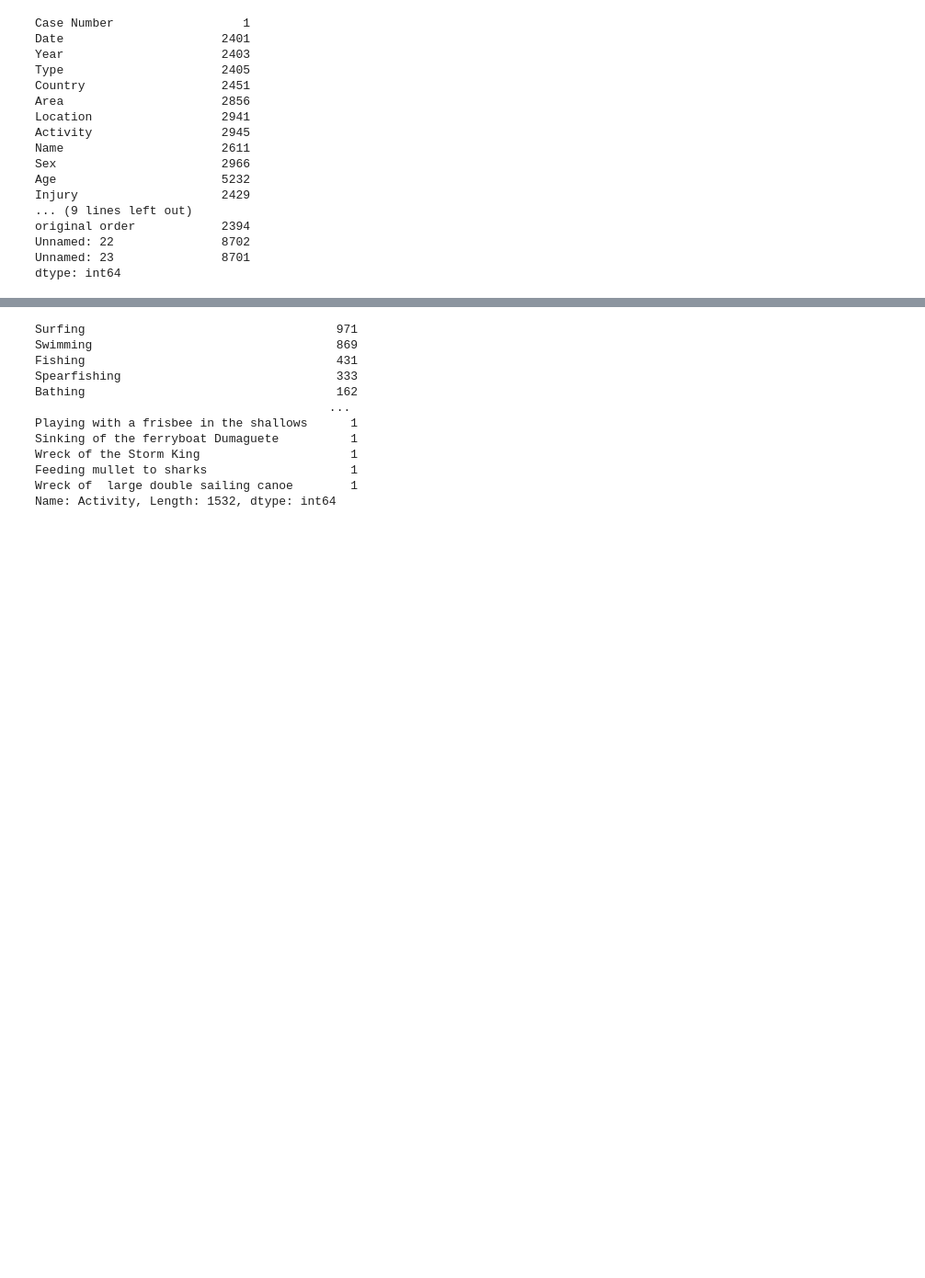
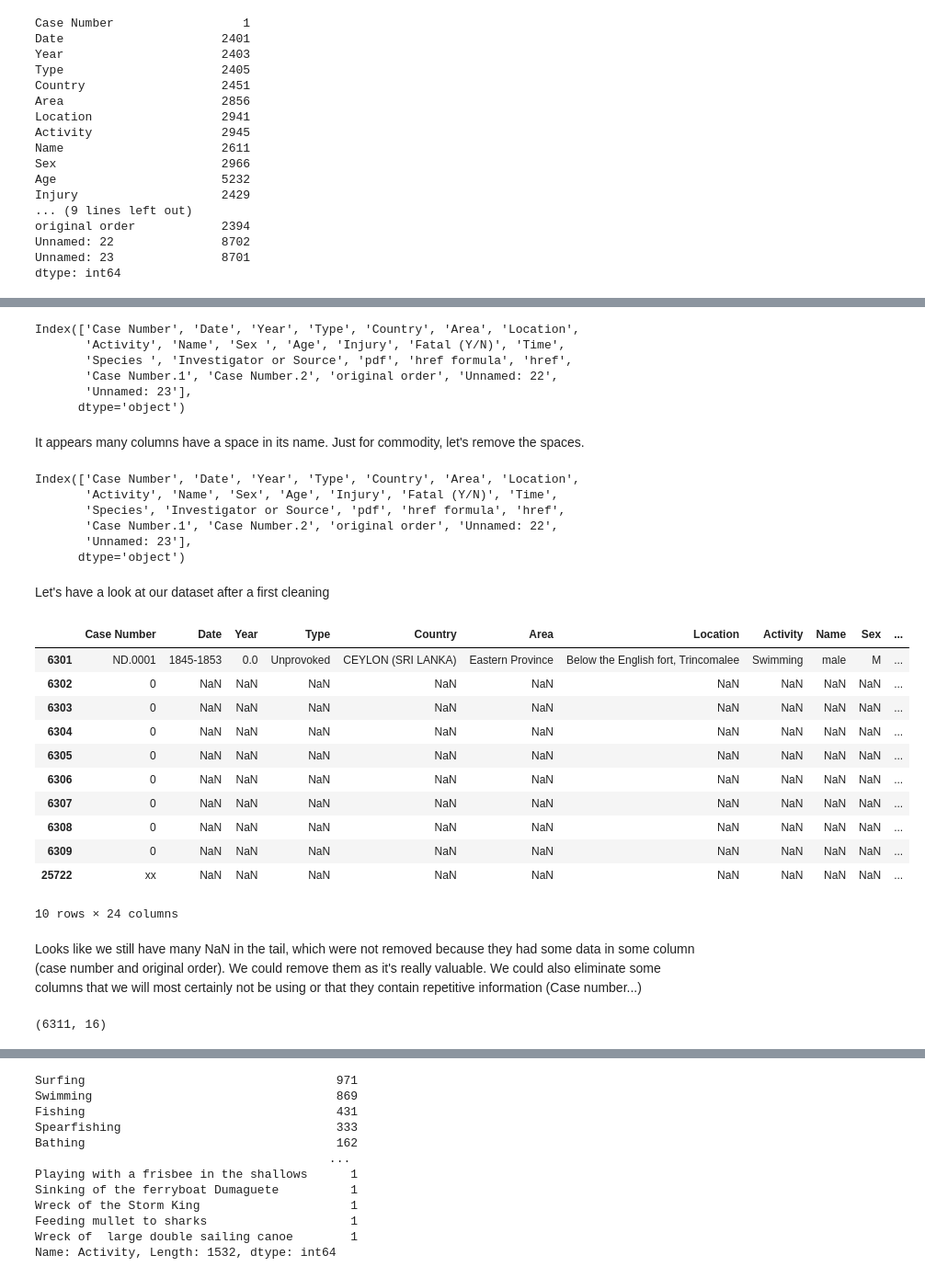
Before and after one commit to mplanasgit/project-1, a Jupyter notebook: my_project.ipynb, the cells around one changed output, grey strips where cells are left out. Shown: that part at 92% size. Cells and saved outputs as stored; diff of their text form; code cells hidden in the pictures; blank space fills up the shorter version.

Commit message:
updated cleaning

```diff
--- a/my_project.ipynb
+++ b/my_project.ipynb
@@ -123,0 +120,11 @@ sharks.shape
+# %%
+sharks.columns
+# %% [output]
+Index(['Case Number', 'Date', 'Year', 'Type', 'Country', 'Area', 'Location',
+       'Activity', 'Name', 'Sex ', 'Age', 'Injury', 'Fatal (Y/N)', 'Time',
+       'Species ', 'Investigator or Source', 'pdf', 'href formula', 'href',
+       'Case Number.1', 'Case Number.2', 'original order', 'Unnamed: 22',
+       'Unnamed: 23'],
+      dtype='object')
+# %% [markdown]
+It appears many columns have a space in its name. Just for commodity, let's remove the spaces.
@@ -123,0 +133,28 @@ sharks.shape
+# %%
+sharks.columns
+# %% [output]
+Index(['Case Number', 'Date', 'Year', 'Type', 'Country', 'Area', 'Location',
+       'Activity', 'Name', 'Sex', 'Age', 'Injury', 'Fatal (Y/N)', 'Time',
+       'Species', 'Investigator or Source', 'pdf', 'href formula', 'href',
+       'Case Number.1', 'Case Number.2', 'original order', 'Unnamed: 22',
+       'Unnamed: 23'],
+      dtype='object')
+# %% [markdown]
+Let's have a look at our dataset after a first cleaning
+# %%
+sharks.tail(10)
+# %% [output]
+|  | Case Number | Date | Year | Type | Country | Area | Location | Activity | Name | Sex | ... |
+| 6301 | ND.0001 | 1845-1853 | 0.0 | Unprovoked | CEYLON (SRI LANKA) | Eastern Province | Below the English fort, Trincomalee | Swimming | male | M | ... |
+| 6302 | 0 | NaN | NaN | NaN | NaN | NaN | NaN | NaN | NaN | NaN | ... |
+| 6303 | 0 | NaN | NaN | NaN | NaN | NaN | NaN | NaN | NaN | NaN | ... |
+| 6304 | 0 | NaN | NaN | NaN | NaN | NaN | NaN | NaN | NaN | NaN | ... |
+| 6305 | 0 | NaN | NaN | NaN | NaN | NaN | NaN | NaN | NaN | NaN | ... |
+| 6306 | 0 | NaN | NaN | NaN | NaN | NaN | NaN | NaN | NaN | NaN | ... |
+| 6307 | 0 | NaN | NaN | NaN | NaN | NaN | NaN | NaN | NaN | NaN | ... |
+| 6308 | 0 | NaN | NaN | NaN | NaN | NaN | NaN | NaN | NaN | NaN | ... |
+| 6309 | 0 | NaN | NaN | NaN | NaN | NaN | NaN | NaN | NaN | NaN | ... |
+| 25722 | xx | NaN | NaN | NaN | NaN | NaN | NaN | NaN | NaN | NaN | ... |
+10 rows × 24 columns
+# %% [markdown]
+Looks like we still have many NaN in the tail, which were not removed because they had some data in some column (case number and original order). We could remove them as it's really valuable. We could also eliminate some columns that we will most certainly not be using or that they contain repetitive information (Case number...)
@@ -123,0 +163,4 @@ sharks.shape
+# %%
+sharks.shape # Columns removed
+# %% [output]
+(6311, 16)
```
Also changed, not shown: parts of 31 cells of this notebook.
